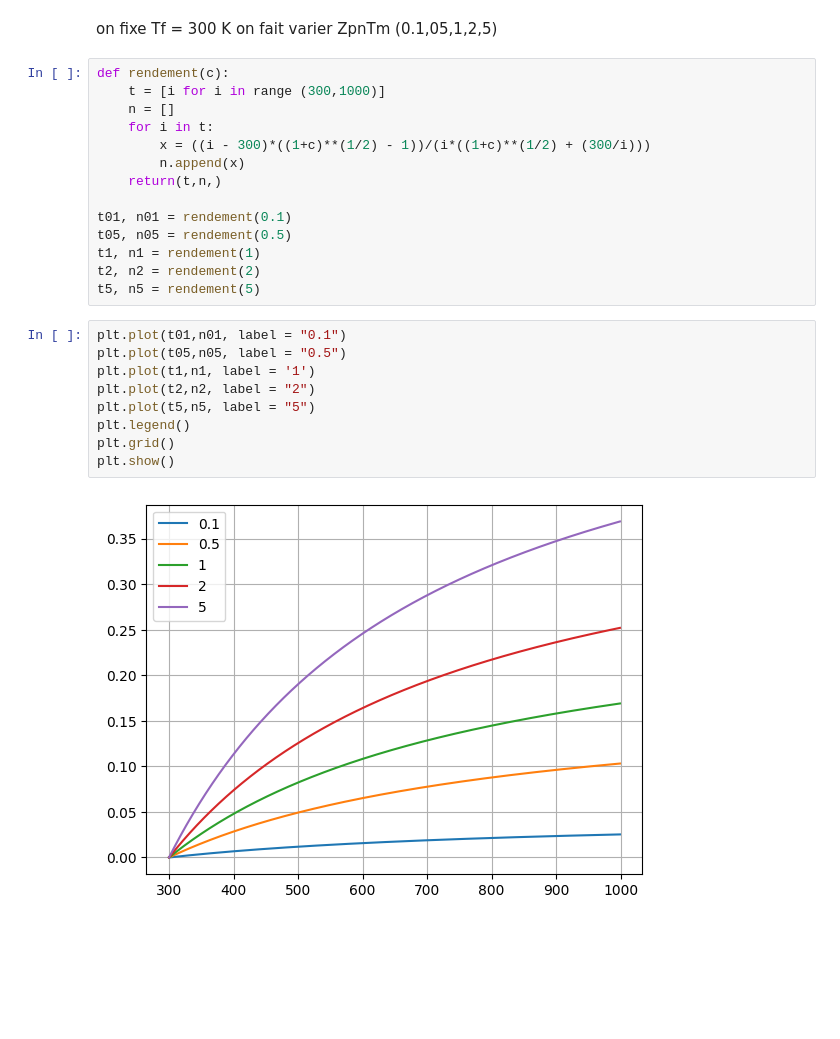
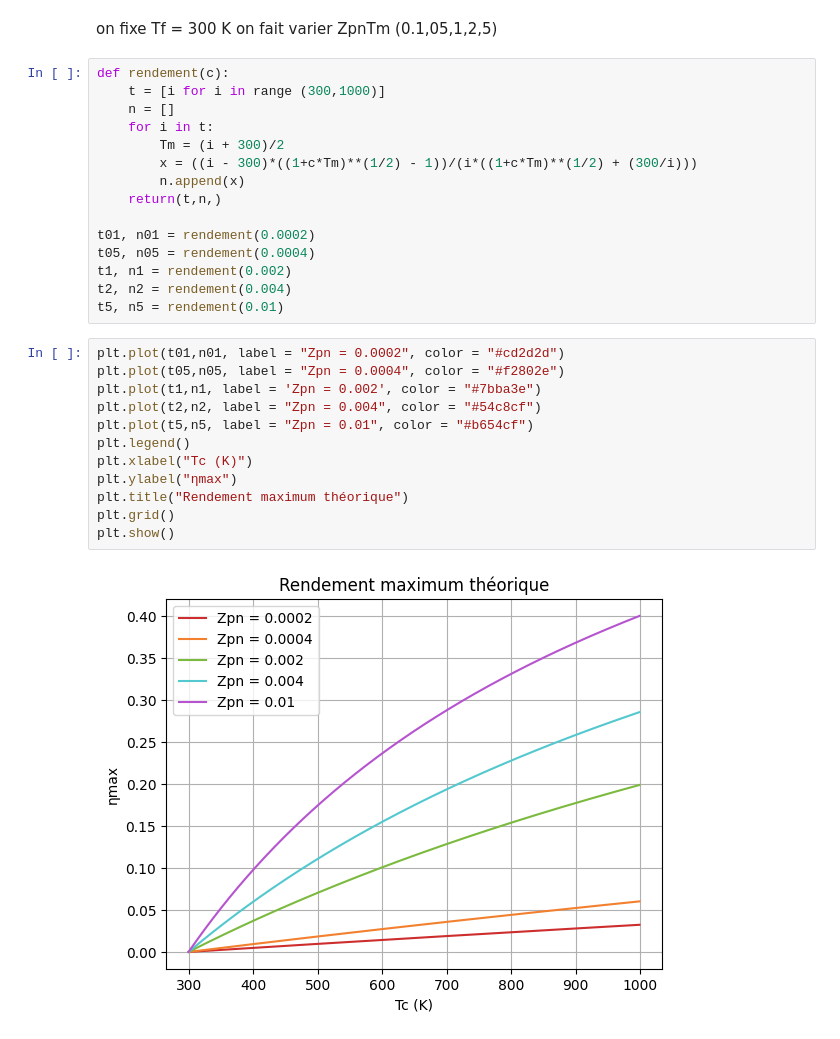
Before and after one commit to adelemarcon/TIPE, a Jupyter notebook: TIPE5theorie.ipynb, the cells around one changed output. Cells and saved outputs as stored; diff of their text form; blank space fills up the shorter version.

```diff
--- a/TIPE5theorie.ipynb
+++ b/TIPE5theorie.ipynb
@@ -11,23 +11,27 @@ def rendement(c):
     t = [i for i in range (300,1000)]
     n = []
     for i in t:
-        x = ((i - 300)*((1+c)**(1/2) - 1))/(i*((1+c)**(1/2) + (300/i)))
+        Tm = (i + 300)/2
+        x = ((i - 300)*((1+c*Tm)**(1/2) - 1))/(i*((1+c*Tm)**(1/2) + (300/i)))
         n.append(x)
     return(t,n,)
 
-t01, n01 = rendement(0.1)
-t05, n05 = rendement(0.5)
-t1, n1 = rendement(1)
-t2, n2 = rendement(2)
-t5, n5 = rendement(5)
+t01, n01 = rendement(0.0002)
+t05, n05 = rendement(0.0004)
+t1, n1 = rendement(0.002)
+t2, n2 = rendement(0.004)
+t5, n5 = rendement(0.01)
 # %%
-plt.plot(t01,n01, label = "0.1")
-plt.plot(t05,n05, label = "0.5")
-plt.plot(t1,n1, label = '1')
-plt.plot(t2,n2, label = "2")
-plt.plot(t5,n5, label = "5")
+plt.plot(t01,n01, label = "Zpn = 0.0002", color = "#cd2d2d")
+plt.plot(t05,n05, label = "Zpn = 0.0004", color = "#f2802e")
+plt.plot(t1,n1, label = 'Zpn = 0.002', color = "#7bba3e")
+plt.plot(t2,n2, label = "Zpn = 0.004", color = "#54c8cf")
+plt.plot(t5,n5, label = "Zpn = 0.01", color = "#b654cf")
 plt.legend()
+plt.xlabel("Tc (K)")
+plt.ylabel("ηmax")
+plt.title("Rendement maximum théorique")
 plt.grid()
 plt.show()
 # %% [output]
-[figure, old version]
+[figure, new version]
```
